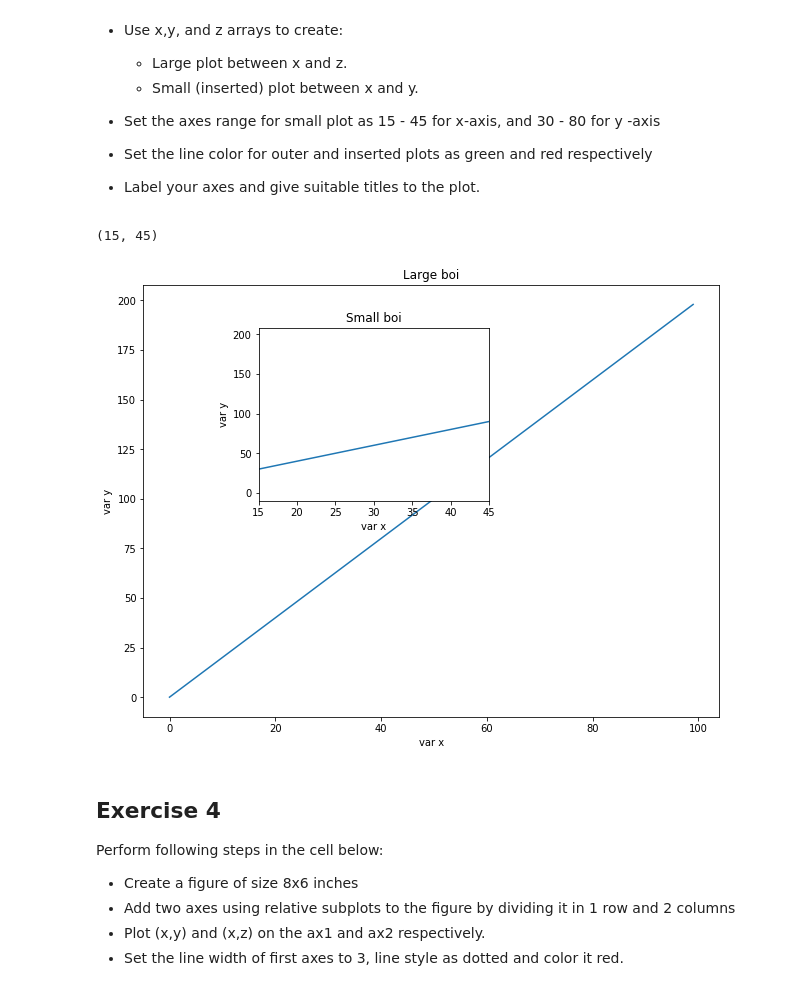
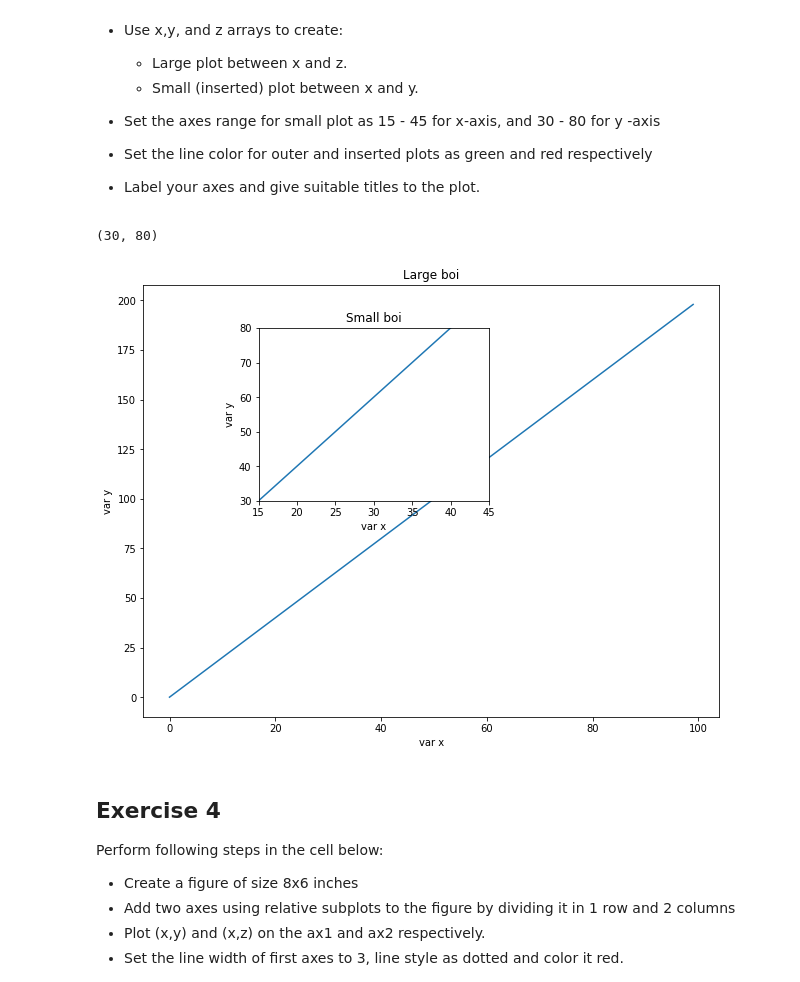
Before and after one commit to AustinKrause/ds-matplotlib-intro-lab-nyc-ds-career-031119, a Jupyter notebook: index.ipynb, the cells around one changed output. Saved outputs shown, nothing was run; the diff lists cells and outputs as text; code cells hidden in the pictures.

```diff
--- a/index.ipynb
+++ b/index.ipynb
@@ -112,22 +112,22 @@ Perform following tasks in the cell below:
 # %%
 fig_3 = plt.figure(figsize=(8,6))
 ax_1 = fig_3.add_axes([0,0,1,1])
 ax_2 = fig_3.add_axes([.2,.5,.4,.4])
 
 ax_1.plot(x,y)
 ax_1.set_xlabel('var x')
 ax_1.set_ylabel('var y')
 ax_1.set_title('Large boi')
 
 ax_2.plot(x,y)
 ax_2.set_xlabel('var x')
 ax_2.set_ylabel('var y')
 ax_2.set_title('Small boi')
-ax_2.set_xlim(15, r45)
-ax_2.set_ylim()
+ax_2.set_xlim(15,45)
+ax_2.set_ylim(30,80)
 # %% [output]
-(15, 45)
+(30, 80)
-[figure, old version]
+[figure, new version]
 # %% [markdown]
 ## Exercise 4
 
```
